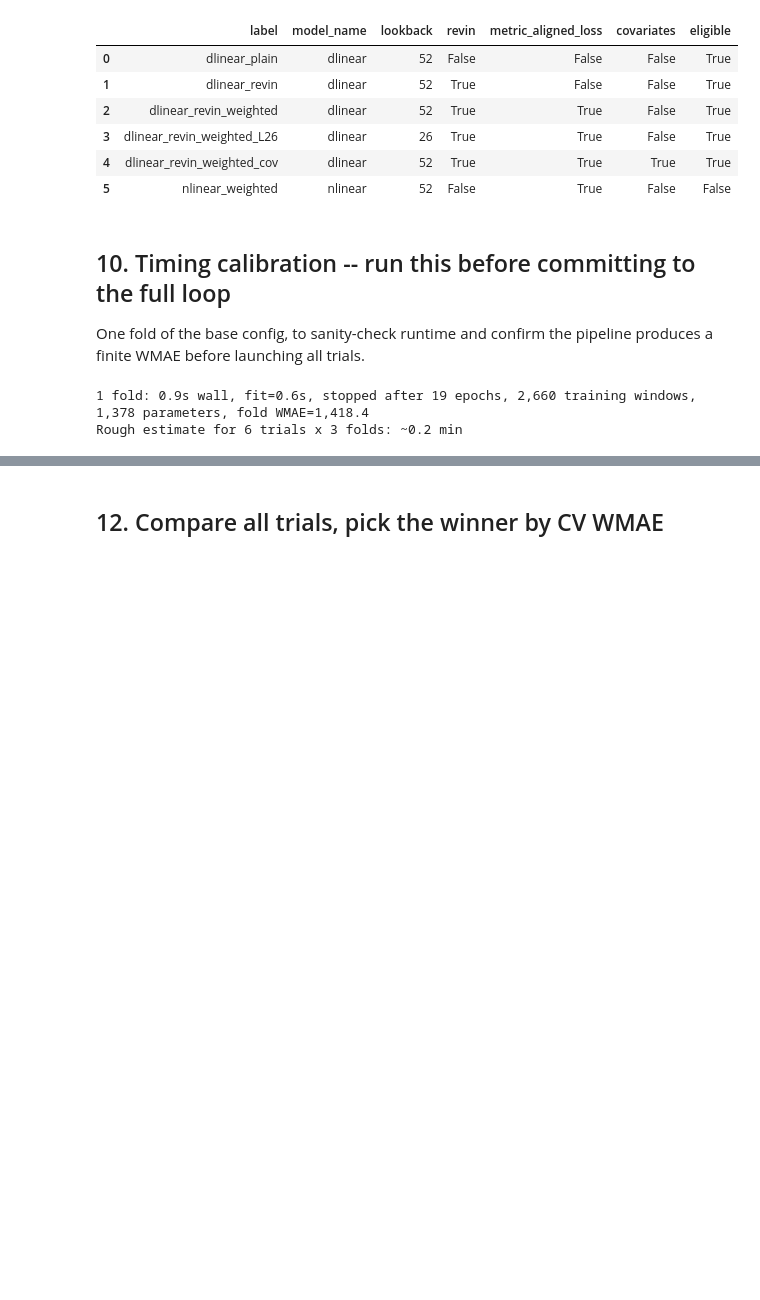
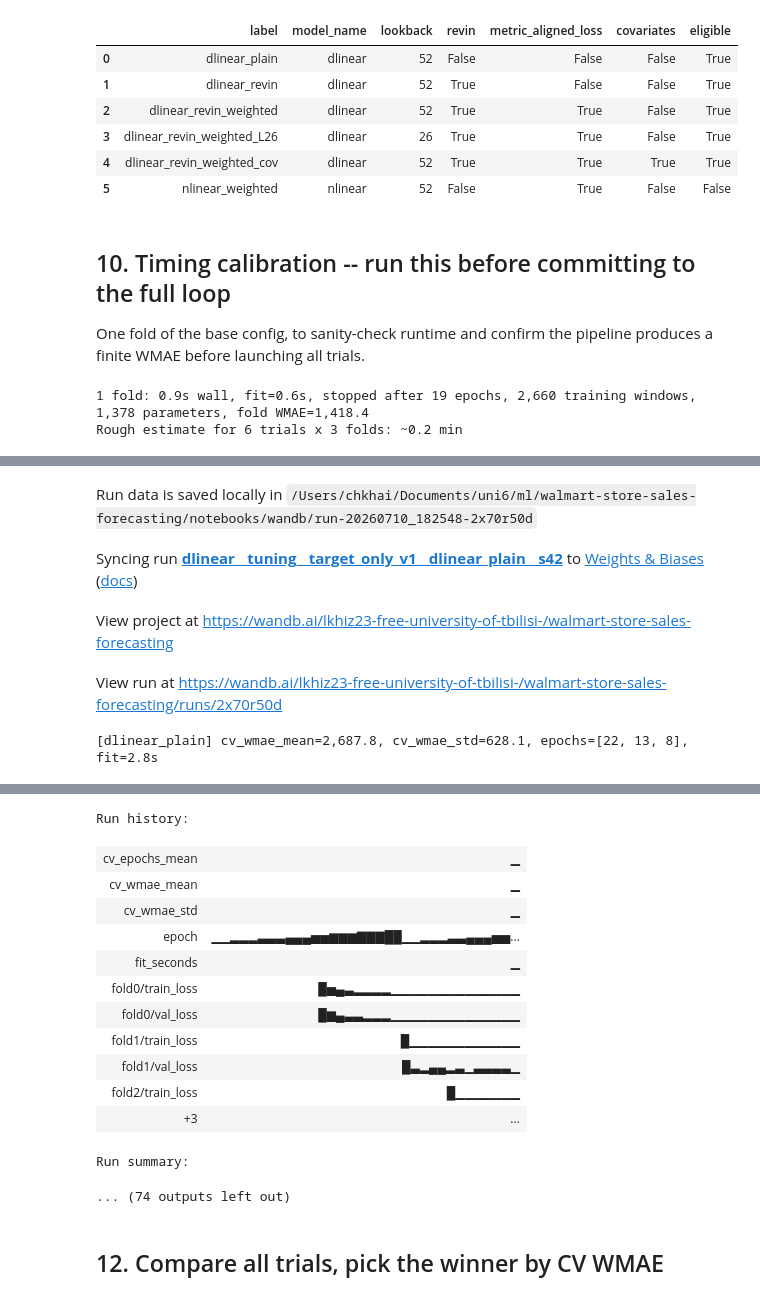
Before and after one commit to lukaxizo5/walmart-store-sales-forecasting, a Jupyter notebook: notebooks/model_experiment_dlinear.ipynb, the cells around one changed output, grey strips where cells are left out. Saved outputs shown, nothing was run; the diff lists cells and outputs as text; code cells hidden in the pictures; blank space fills up the shorter version.

Commit message:
DLinear update

```diff
--- a/notebooks/model_experiment_dlinear.ipynb
+++ b/notebooks/model_experiment_dlinear.ipynb
@@ -128,7 +130,8 @@ STAGE = "tuning"  # representative_series scope isn't a "final" leaderboard scop
 FORECAST_STRATEGY = "global_channel_independent"  # one shared model over all series
 EVALUATION_SCOPE = "representative_series"  # metrics pooled over the shared 30
 EXPERIMENT_NAME = "DLinear_Training"  # used as the W&B run *group* (one group per architecture)
-JOB_TYPE = "training"
+JOB_TYPE_CV = "cv"        # one run per trial, opened *before* training so curves + runtime land
+JOB_TYPE_FINAL = "final"  # the winner's single holdout evaluation
 
 RESULTS_FILENAME = "dlinear_representative_results.csv"  # not "_final" -- representative scope only
 SERIES_PATH = TABLES_DIR / "representative_series_v1.csv"  # shared with ARIMA / SARIMA / Prophet
@@ -758,0 +792,58 @@ trials = [run_dlinear_trial(config) for config in TRIALS]
+# %%
+def trial_parameters(config):
+    return build_common_parameters(
+        architecture=ARCHITECTURE, stage=STAGE,
+        feature_set=config["feature_set"], preprocessing=config["preprocessing"],
+        evaluation_scope=EVALUATION_SCOPE, forecast_strategy=FORECAST_STRATEGY,
+        series_count=len(selected_keys), random_seed=DEFAULT_RANDOM_SEED,
+        extra_parameters={
+            "model_name": config["model_name"], "lookback": config["lookback"],
+            "kernel_size": config["kernel_size"], "revin": config["revin"],
+            "metric_aligned_loss": config["metric_aligned_loss"],
+            "covariates": config["covariates"],
+            "eligible_as_model_of_record": config["eligible"],
+            # Optimization settings belong on *every* run, not just the winner: a logged score
+            # without the hyperparameters that produced it is not a reproducible experiment.
+            "learning_rate": LEARNING_RATE, "max_epochs": MAX_EPOCHS, "patience": PATIENCE,
+            "val_fraction": VAL_FRACTION, "batch_size": BATCH_SIZE,
+            "loss": "weighted_l1_scale_holiday" if config["metric_aligned_loss"] else "l1",
+            "device": str(DEVICE), "training_pool_series": len(clean_keys),
+        },
+    )
+
+
+trials = []
+
+for config in TRIALS:
+    trial_run_name = make_run_name(
+        architecture=ARCHITECTURE, stage=STAGE,
+        feature_set=config["feature_set"], trial_name=config["label"].lower(),
+    )
+
+    # The run opens *before* any training happens.
+    with wandb_run(
+        run_name=trial_run_name,
+        group=EXPERIMENT_NAME,
+        config=trial_parameters(config),
+        job_type=JOB_TYPE_CV,
+        tags=[f"architecture:{ARCHITECTURE}", f"stage:{STAGE}", f"trial:{config['label'].lower()}"],
+    ) as trial_run:
+        # Plot every per-epoch series against `epoch` instead of W&B's internal step counter.
+        # define_metric only accepts a *trailing* glob, so "fold*" (not "fold*/*") is the
+        # pattern that matches fold0/train_loss, fold1/val_loss, ...
+        trial_run.define_metric("epoch")
+        trial_run.define_metric("fold*", step_metric="epoch")
+
+        trial = run_dlinear_trial(config, wandb_handle=trial_run)
+
+        trial_run.log({
+            "cv_wmae_mean": trial["cv_wmae_mean"], "cv_wmae_std": trial["cv_wmae_std"],
+            "fit_seconds": trial["fit_seconds"], "predict_seconds": trial["predict_seconds"],
+            "cv_epochs_mean": float(np.mean(trial["fold_epochs"])),
+            "parameter_count": trial["cv_parameter_count"],
+        })
+
+    trials.append(trial)
+
+print(f"\nLogged {len(trials)} CV trials to W&B (group={EXPERIMENT_NAME}, job_type={JOB_TYPE_CV}).")
+# %% [output]
@@ -758,0 +854,5 @@ trials = [run_dlinear_trial(config) for config in TRIALS]
+Run data is saved locally in /Users/chkhai/Documents/uni6/ml/walmart-store-sales-forecasting/notebooks/wandb/run-20260710_182548-2x70r50d
+Syncing run dlinear__tuning__target_only_v1__dlinear_plain__s42 to Weights & Biases (docs)
+View project at https://wandb.ai/lkhiz23-free-university-of-tbilisi-/walmart-store-sales-forecasting
+View run at https://wandb.ai/lkhiz23-free-university-of-tbilisi-/walmart-store-sales-forecasting/runs/2x70r50d
+[dlinear_plain] cv_wmae_mean=2,687.8, cv_wmae_std=628.1, epochs=[22, 13, 8], fit=2.8s
@@ -759,3 +860,17 @@ trials = [run_dlinear_trial(config) for config in TRIALS]
+Run history:
+| cv_epochs_mean | ▁ |
+| cv_wmae_mean | ▁ |
+| cv_wmae_std | ▁ |
+| epoch | ▁▁▂▂▂▃▃▃▄▄▄▅▅▆▆▆▇▇▇██▁▁▂▂▂▃▃▄▄▄▅▅... |
+| fit_seconds | ▁ |
+| fold0/train_loss | █▅▄▃▂▂▂▂▁▁▁▁▁▁▁▁▁▁▁▁▁▁ |
+| fold0/val_loss | █▆▄▃▃▂▂▂▁▁▁▁▁▁▁▁▁▁▁▁▁▁ |
+| fold1/train_loss | █▁▁▁▁▁▁▁▁▁▁▁▁ |
+| fold1/val_loss | █▃▂▄▄▂▃▁▃▃▃▃▁ |
+| fold2/train_loss | █▁▁▁▁▁▁▁ |
+| +3 | ... |
+Run summary:
+... (74 outputs left out)
 # %% [markdown]
 ## 12. Compare all trials, pick the winner by CV WMAE
 # %%
```
Also changed, not shown: parts of 8 cells of this notebook, 1 other file.
